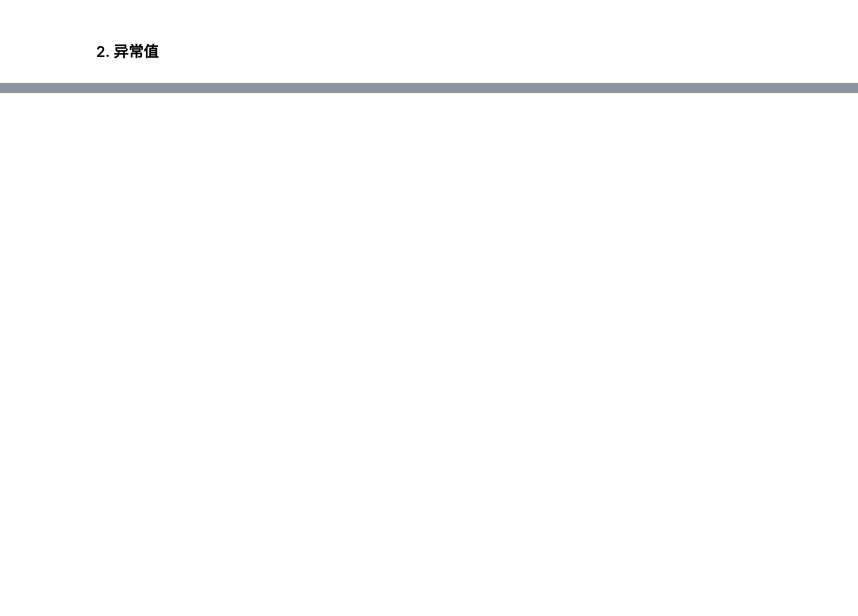
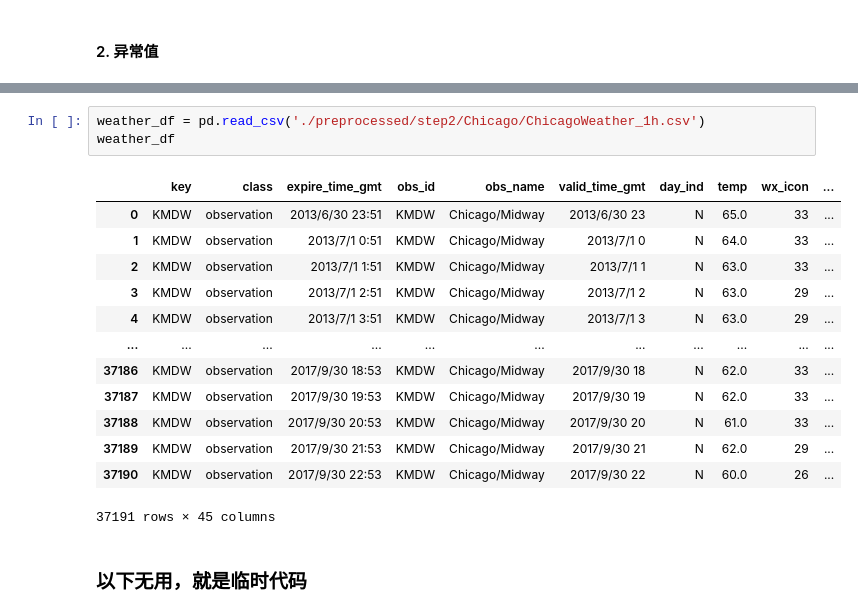
Before and after one commit to Liyue-Chen/STContext, a Jupyter notebook: data/Weather/analyze_wxx.ipynb, the cells around one changed output, grey strips where cells are left out. Drawn from its saved outputs; the diff is of its cells as text; blank space fills up the shorter version.

```diff
--- a/data/Weather/analyze_wxx.ipynb
+++ b/data/Weather/analyze_wxx.ipynb
@@ -370,0 +1318,19 @@ Melbourne Number of rows: 240747
+# %%
+weather_df = pd.read_csv('./preprocessed/step2/Chicago/ChicagoWeather_1h.csv')
+weather_df
+# %% [output]
+|  | key | class | expire_time_gmt | obs_id | obs_name | valid_time_gmt | day_ind | temp | wx_icon | ... |
+| 0 | KMDW | observation | 2013/6/30 23:51 | KMDW | Chicago/Midway | 2013/6/30 23 | N | 65.0 | 33 | ... |
+| 1 | KMDW | observation | 2013/7/1 0:51 | KMDW | Chicago/Midway | 2013/7/1 0 | N | 64.0 | 33 | ... |
+| 2 | KMDW | observation | 2013/7/1 1:51 | KMDW | Chicago/Midway | 2013/7/1 1 | N | 63.0 | 33 | ... |
+| 3 | KMDW | observation | 2013/7/1 2:51 | KMDW | Chicago/Midway | 2013/7/1 2 | N | 63.0 | 29 | ... |
+| 4 | KMDW | observation | 2013/7/1 3:51 | KMDW | Chicago/Midway | 2013/7/1 3 | N | 63.0 | 29 | ... |
+| ... | ... | ... | ... | ... | ... | ... | ... | ... | ... | ... |
+| 37186 | KMDW | observation | 2017/9/30 18:53 | KMDW | Chicago/Midway | 2017/9/30 18 | N | 62.0 | 33 | ... |
+| 37187 | KMDW | observation | 2017/9/30 19:53 | KMDW | Chicago/Midway | 2017/9/30 19 | N | 62.0 | 33 | ... |
+| 37188 | KMDW | observation | 2017/9/30 20:53 | KMDW | Chicago/Midway | 2017/9/30 20 | N | 61.0 | 33 | ... |
+| 37189 | KMDW | observation | 2017/9/30 21:53 | KMDW | Chicago/Midway | 2017/9/30 21 | N | 62.0 | 29 | ... |
+| 37190 | KMDW | observation | 2017/9/30 22:53 | KMDW | Chicago/Midway | 2017/9/30 22 | N | 60.0 | 26 | ... |
+37191 rows × 45 columns
+# %% [markdown]
+### 以下无用，就是临时代码
```
Also changed, not shown: parts of 35 cells of this notebook.
